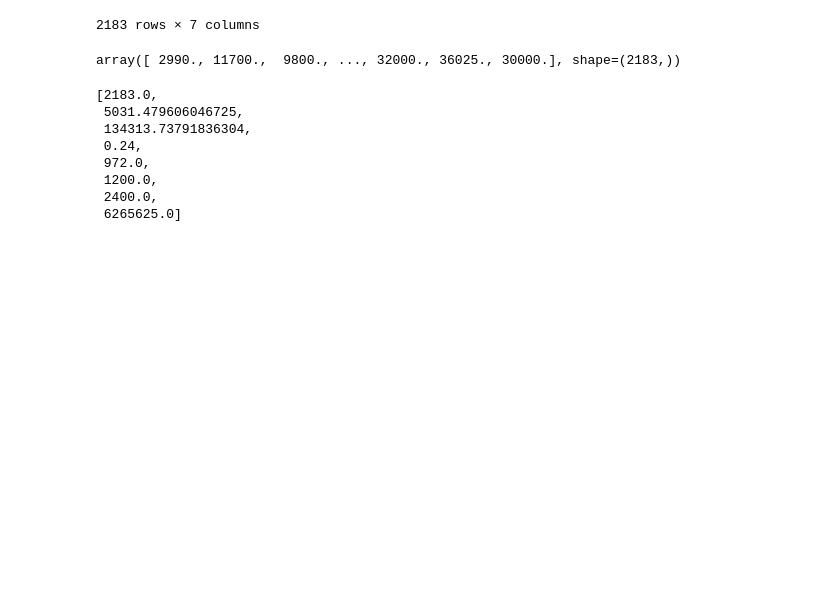
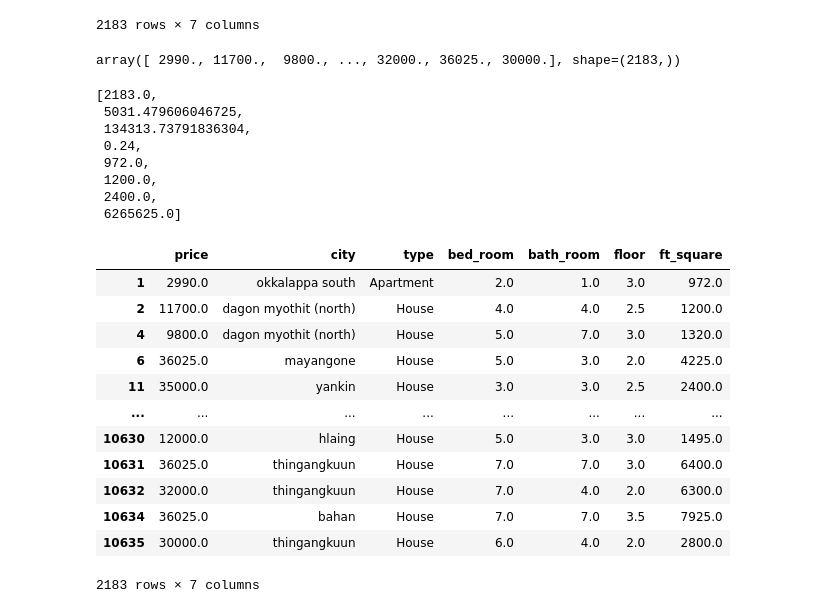
Before and after one commit to Kay-Sap5/Yangon_House_Price, a Jupyter notebook: Notebook/Steps_for_cleaning.ipynb, the cells around one changed output. Cells and saved outputs as stored; diff of their text form; code cells hidden in the pictures; blank space fills up the shorter version.

```diff
--- a/Notebook/Steps_for_cleaning.ipynb
+++ b/Notebook/Steps_for_cleaning.ipynb
@@ -803,3 +806,19 @@ list(result['ft_square'].describe())
  1200.0,
  2400.0,
  6265625.0]
+# %%
+result.rename(columns = {'Type':'type' , 'Bed Room':'bed_room' , 'Bath Room':'bath_room' , 'Floor':'floor'})
+# %% [output]
+|  | price | city | type | bed_room | bath_room | floor | ft_square |
+| 1 | 2990.0 | okkalappa south | Apartment | 2.0 | 1.0 | 3.0 | 972.0 |
+| 2 | 11700.0 | dagon myothit (north) | House | 4.0 | 4.0 | 2.5 | 1200.0 |
+| 4 | 9800.0 | dagon myothit (north) | House | 5.0 | 7.0 | 3.0 | 1320.0 |
+| 6 | 36025.0 | mayangone | House | 5.0 | 3.0 | 2.0 | 4225.0 |
+| 11 | 35000.0 | yankin | House | 3.0 | 3.0 | 2.5 | 2400.0 |
+| ... | ... | ... | ... | ... | ... | ... | ... |
+| 10630 | 12000.0 | hlaing | House | 5.0 | 3.0 | 3.0 | 1495.0 |
+| 10631 | 36025.0 | thingangkuun | House | 7.0 | 7.0 | 3.0 | 6400.0 |
+| 10632 | 32000.0 | thingangkuun | House | 7.0 | 4.0 | 2.0 | 6300.0 |
+| 10634 | 36025.0 | bahan | House | 7.0 | 7.0 | 3.5 | 7925.0 |
+| 10635 | 30000.0 | thingangkuun | House | 6.0 | 4.0 | 2.0 | 2800.0 |
+2183 rows × 7 columns
```
Also changed, not shown: parts of 8 cells of this notebook, 19 other files.
